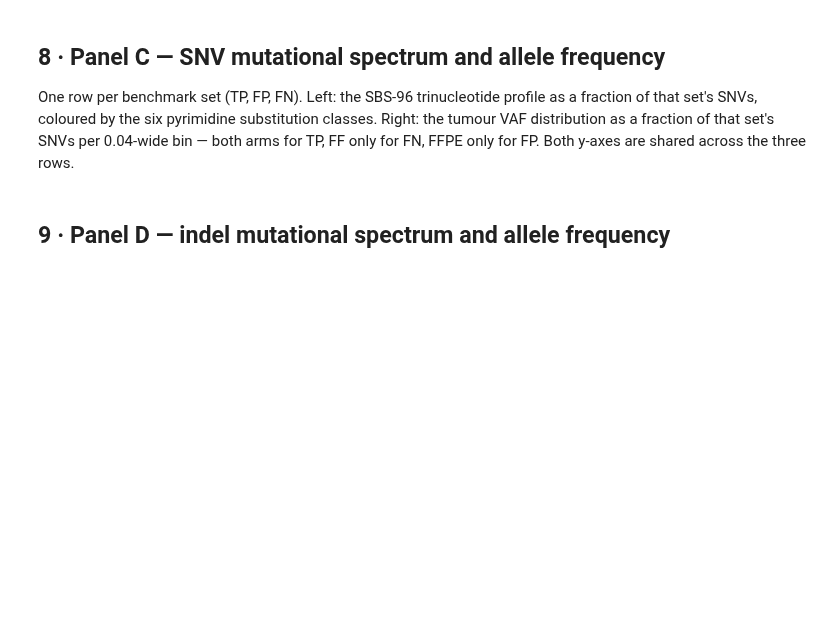
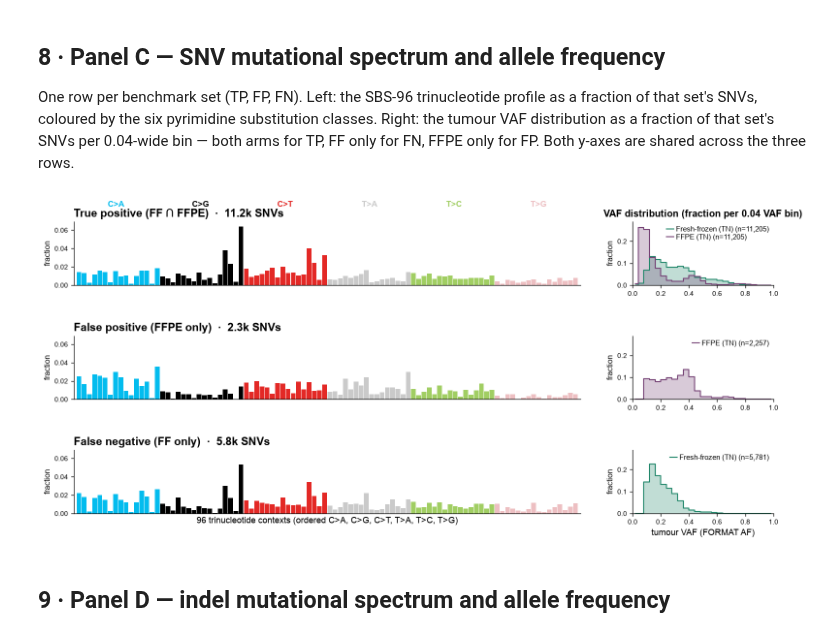
Before and after one commit to hartwigmedical/oncoanalyser-paper, a Jupyter notebook: extended_figure_4.ipynb, the cells around one changed output. Drawn from its saved outputs; the diff is of its cells as text; code cells hidden in the pictures; blank space fills up the shorter version.

```diff
--- a/extended_figure_4.ipynb
+++ b/extended_figure_4.ipynb
@@ -909,9 +937,12 @@ set's SNVs, coloured by the six pyrimidine substitution classes. Right: the tumo
 as a fraction of that set's SNVs per 0.04-wide bin — both arms for TP, FF only for FN, FFPE only for
 FP. Both y-axes are shared across the three rows.
 # %%
+import matplotlib.transforms as mtransforms
+
 VAF_BINS = np.linspace(0, 1, 26)                 # 25 bins, width 0.04
 _VAF_CTR = (VAF_BINS[:-1] + VAF_BINS[1:]) / 2
-_BAND_Y, _SUB_Y = 1.34, 1.21
+_SUB_Y = 1.21
+_STRIP_PT, _STRIP_H = 30, 13   # ID-83 header strip: centre height above the axes, thickness (points)
 
 # ID-83 sections: (section name, what the per-bar number counts, first channel, last + 1).
 ID83_GROUPS = [("1bp deletion", "homopolymer length", 0, 12),
@@ -920,6 +951,10 @@ ID83_GROUPS = [("1bp deletion", "homopolymer length", 0, 12),
                (">1bp insertion at repeats", "repeat-unit count", 48, 72),
                ("microhomology deletion", "microhomology length", 72, 83)]
 ID83_BOUNDS = [12, 24, 48, 72]
+ID83_SECTION_LABEL = {"1bp deletion": "1bp\ndeletion", "1bp insertion": "1bp\ninsertion",
+                      ">1bp deletion at repeats": ">1bp deletion\nat repeats",
+                      ">1bp insertion at repeats": ">1bp insertion\nat repeats",
+                      "microhomology deletion": "microhomology\ndeletion"}
 
 def _vaf_frac(values):
     v = np.array([x for x in values if x is not None and not np.isnan(x)])
@@ -931,28 +966,42 @@ def _vaf_frac(values):
 def _snv_bands(ax):
     for ci, cls in enumerate(SBS_CLASSES):
         ax.text((ci + 0.5) / 6, _SUB_Y, cls, transform=ax.transAxes, ha="center", va="bottom",
-                fontsize=6.4, weight="bold", color=(SBS_COLORS[cls] if cls != "C>G" else "#000"))
+                fontsize=10, weight="bold", color=(SBS_COLORS[cls] if cls != "C>G" else "#000"))
 
 def _id83_bands(ax):
-    # Above the profile: section name, then the base (C/T) or indel size. What the per-bar number
-    # counts is written below the x-axis of the last row instead (_id83_xmeanings).
-    n = len(ID83_CHANNELS)
-    for name, _meaning, a, b in ID83_GROUPS:
-        ax.text((a + b) / 2 / n, _BAND_Y, name, transform=ax.transAxes, ha="center", va="bottom",
-                fontsize=6.2, weight="bold", color="#333")
+    # COSMIC-style header above the row title: a coloured strip per sub-block (base C/T or indel
+    # size), section names above it. Heights are in points so the title never runs into it.
+    # What the per-bar number counts is written below the x-axis of the last row (_id83_xmeanings).
+    xdata_yaxes = mtransforms.blended_transform_factory(ax.transData, ax.transAxes)
+    above = lambda pts: mtransforms.offset_copy(xdata_yaxes, fig=ax.figure, y=pts, units="points")
     subs = [("C", 0, 6), ("T", 6, 12), ("C", 12, 18), ("T", 18, 24),
             ("2", 24, 30), ("3", 30, 36), ("4", 36, 42), ("5+", 42, 48),
             ("2", 48, 54), ("3", 54, 60), ("4", 60, 66), ("5+", 66, 72),
             ("2", 72, 73), ("3", 73, 75), ("4", 75, 78), ("5+", 78, 83)]
     for name, a, b in subs:
-        ax.text((a + b) / 2 / n, _SUB_Y, name, transform=ax.transAxes, ha="center", va="bottom",
-                fontsize=5.4, color="#666")
+        col = id83_color(ID83_CHANNELS[a])
+        ax.plot([a - 0.4, b - 0.6], [1, 1], transform=above(_STRIP_PT), color=col, lw=_STRIP_H,
+                solid_capstyle="butt", clip_on=False)
+        light = np.dot(mpl.colors.to_rgb(col), (0.299, 0.587, 0.114)) > 0.6
+        ax.text((a + b - 1) / 2, 1, name, transform=above(_STRIP_PT), ha="center", va="center",
+                fontsize=8.4, weight="bold", color=("#333" if light else "white"))
+    for name, _meaning, a, b in ID83_GROUPS:
+        ax.text((a + b - 1) / 2, 1, ID83_SECTION_LABEL[name], transform=above(_STRIP_PT + _STRIP_H / 2 + 3),
+                ha="center", va="bottom", fontsize=9.7, weight="bold", color="#333", linespacing=1.0)
 
 def _id83_xmeanings(ax):
+    # Adjacent sections that count the same thing share one label (both 1bp sections count
+    # homopolymer length); a single label per section no longer fits at the current font size.
     n = len(ID83_CHANNELS)
+    spans = []
     for _name, meaning, a, b in ID83_GROUPS:
-        ax.text((a + b) / 2 / n, -0.40, meaning, transform=ax.transAxes, ha="center", va="top",
-                fontsize=6, weight="bold", color="#333")
+        if spans and spans[-1][0] == meaning and spans[-1][2] == a:
+            spans[-1][2] = b
+        else:
+            spans.append([meaning, a, b])
+    for meaning, a, b in spans:
+        ax.text((a + b) / 2 / n, -0.40, meaning.replace(" length", "\nlength") if b - a < 20 else meaning,
+                transform=ax.transAxes, ha="center", va="top", fontsize=9.4, weight="bold", color="#333")
 
 def _id83_xticklabels():
     labs = []
@@ -994,46 +1043,48 @@ def draw_profiles(fig, spec, kind):
         if kind == "indel":
             for bnd in ID83_BOUNDS:
                 axp.axvline(bnd - 0.5, color="#BBBBBB", lw=0.7, zorder=1)
-        axp.set_ylabel("fraction", fontsize=6); axp.tick_params(axis="y", labelsize=5.5)
+        axp.set_ylabel("fraction", fontsize=9.4); axp.tick_params(axis="y", labelsize=8.6)
         axp.set_title(f"{BENCH_LABEL[region]}  ·  {fmt(tot)} {noun}", loc="left",
-                      fontsize=9, weight="bold")
+                      fontsize=14, weight="bold")
         if tot == 0:
             axp.text(0.5, 0.5, f"no {noun}", transform=axp.transAxes, ha="center", va="center",
-                     fontsize=7, color="#999")
+                     fontsize=10.9, color="#999")
         if r == 0:
             bands(axp)
 
         axv = fig.add_subplot(sub[r, 1]); axes.append(axv)
         for a in BENCH_ARMS[region]:
             frac, n = vaf_h[region][a]
             if frac is None:
                 continue
             col = MODALITIES[a]["color"]
             axv.fill_between(_VAF_CTR, frac, step="mid", color=col, alpha=0.28, lw=0)
             axv.step(_VAF_CTR, frac, where="mid", color=col, lw=1.3,
                      label=f"{MODALITIES[a]['label']} (n={n:,})")
         axv.set_xlim(0, 1); axv.set_ylim(0, vmax * 1.1)
-        axv.set_ylabel("fraction", fontsize=6); axv.tick_params(axis="both", labelsize=5.5)
-        axv.legend(fontsize=5.8, loc="upper right", handlelength=1.0, handletextpad=0.3,
+        axv.set_ylabel("fraction", fontsize=9.4); axv.tick_params(axis="both", labelsize=8.6)
+        axv.legend(fontsize=9, loc="upper right", handlelength=1.0, handletextpad=0.3,
                    labelspacing=0.15, borderaxespad=0.2)
         if r == 0:
-            axv.set_title("VAF distribution (fraction per 0.04 VAF bin)", fontsize=7.5, weight="bold")
+            axv.set_title("VAF distribution (fraction per 0.04 VAF bin)", fontsize=11.8, weight="bold")
         if r == len(BENCH_REGIONS) - 1:
             if kind == "indel":
                 axp.set_xticks(range(len(channels)))
-                axp.set_xticklabels(_id83_xticklabels(), fontsize=4.3)
+                axp.set_xticklabels(_id83_xticklabels(), fontsize=6.7)
                 axp.tick_params(axis="x", length=1.5, pad=1)
                 _id83_xmeanings(axp)
                 axp.text(0.5, -0.66, xlab, transform=axp.transAxes, ha="center", va="top",
-                         fontsize=7, weight="bold")
+                         fontsize=10.9, weight="bold")
             else:
-                axp.set_xlabel(xlab, fontsize=7)
-            axv.set_xlabel("tumour VAF (FORMAT AF)", fontsize=7)
+                axp.set_xlabel(xlab, fontsize=10.9)
+            axv.set_xlabel("tumour VAF (FORMAT AF)", fontsize=10.9)
     return axes
 
 fig = plt.figure(figsize=(13.0, 6.6))
 draw_profiles(fig, fig.add_gridspec(1, 1, left=0.045, right=0.97, top=0.86, bottom=0.10)[0, 0], "snv")
 plt.show()
+# %% [output]
+[figure, added]
 # %% [markdown]
 ## 9 · Panel D — indel mutational spectrum and allele frequency
 # %%
```
Also changed, not shown: parts of 11 cells of this notebook, 4 other files.
